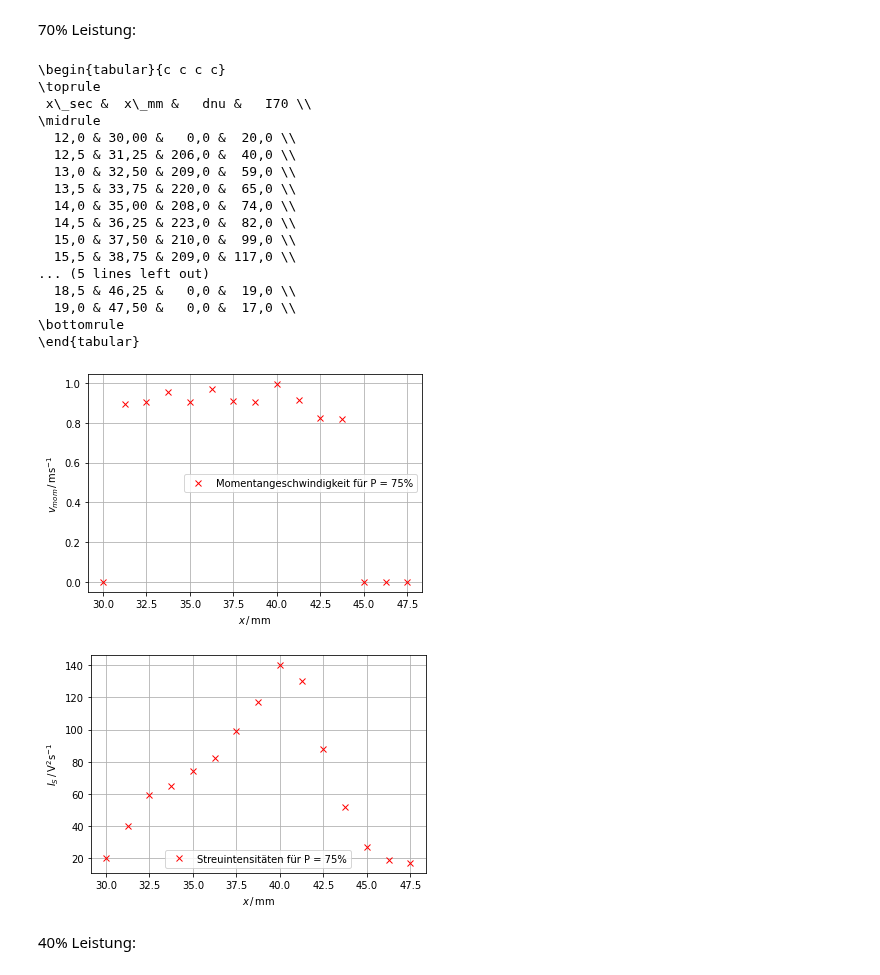
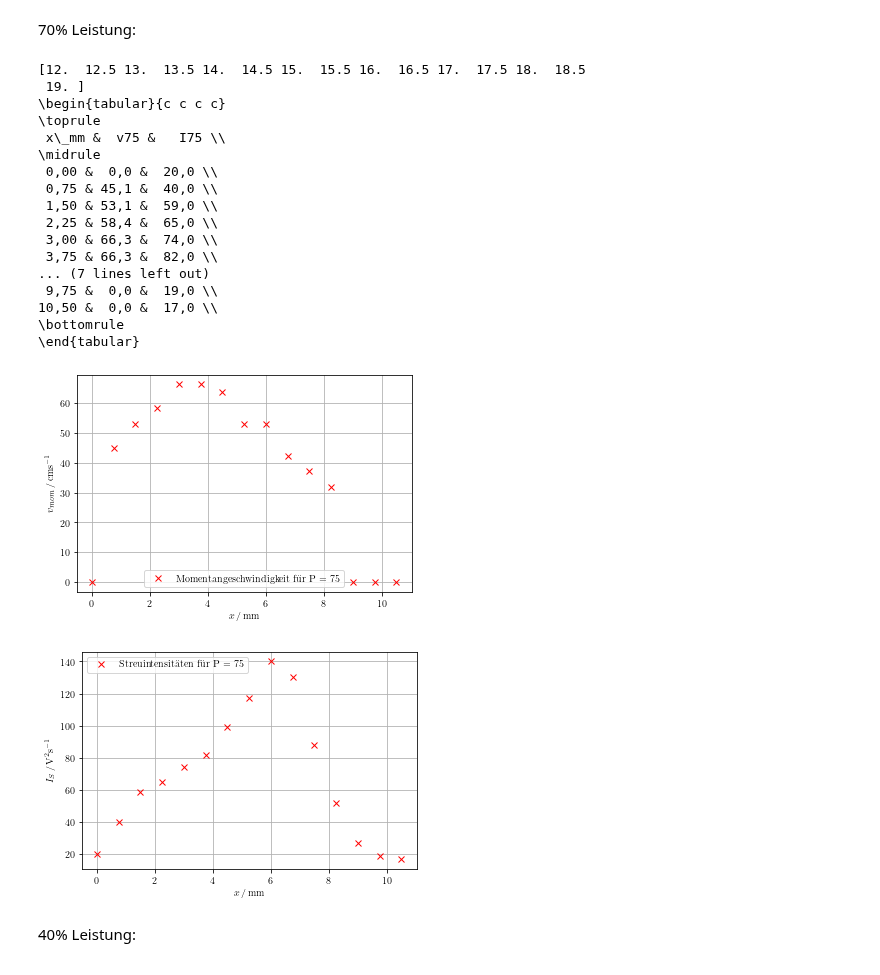
Before and after one commit to waerther/grundpraktikum2, a Jupyter notebook: us3/auswertung.ipynb, the cells around one changed output. Cells and saved outputs as stored; diff of their text form; code cells hidden in the pictures.

```diff
--- a/us3/auswertung.ipynb
+++ b/us3/auswertung.ipynb
@@ -148,43 +156,40 @@ plt.ylim(0, 0.015)
 # %%
 p75 = pd.read_csv('tables/75p.csv')
 np.savetxt('tables/p75.txt', p75.values, header='x_sec/micros delta_nu/Hz I_s/V^2/s', fmt='%.3f')
-x_sec, dnu75, I75 = np.genfromtxt('tables/p75.txt', unpack=True, skip_header=1)
-x_mm = (10/4) * x_sec
-f = {'x_sec': x_sec, 'x_mm': x_mm, 'dnu': dnu75, 'I70': I75}
+x_sec, v75, I75 = np.genfromtxt('tables/p75.txt', unpack=True, skip_header=1)
+print(x_sec)
+x_mm = (6/4) * x_sec -18
+
+f = {'x_mm': x_mm, 'v75': v75, 'I75': I75}
 df = pd.DataFrame(data = f)
 print(df.to_latex(index = False, column_format= "c c c c", decimal=','))
 # %% [output]
+[12.  12.5 13.  13.5 14.  14.5 15.  15.5 16.  16.5 17.  17.5 18.  18.5
+ 19. ]
 \begin{tabular}{c c c c}
 \toprule
- x\_sec &  x\_mm &   dnu &   I70 \\
+ x\_mm &  v75 &   I75 \\
 \midrule
-  12,0 & 30,00 &   0,0 &  20,0 \\
-  12,5 & 31,25 & 206,0 &  40,0 \\
-  13,0 & 32,50 & 209,0 &  59,0 \\
-  13,5 & 33,75 & 220,0 &  65,0 \\
-  14,0 & 35,00 & 208,0 &  74,0 \\
-  14,5 & 36,25 & 223,0 &  82,0 \\
-  15,0 & 37,50 & 210,0 &  99,0 \\
-  15,5 & 38,75 & 209,0 & 117,0 \\
-... (5 lines left out)
-  18,5 & 46,25 &   0,0 &  19,0 \\
-  19,0 & 47,50 &   0,0 &  17,0 \\
+ 0,00 &  0,0 &  20,0 \\
+ 0,75 & 45,1 &  40,0 \\
+ 1,50 & 53,1 &  59,0 \\
+ 2,25 & 58,4 &  65,0 \\
+ 3,00 & 66,3 &  74,0 \\
+ 3,75 & 66,3 &  82,0 \\
+... (7 lines left out)
+ 9,75 &  0,0 &  19,0 \\
+10,50 &  0,0 &  17,0 \\
 \bottomrule
 \end{tabular}
 # %%
-v75 = np.zeros(15)
-
-for j in range(15):
-    v75[j] = v(dnu75[j], alpha[0])
-
 plt.plot(x_mm, v75, 'xr', markersize=6 , label = 'Momentangeschwindigkeit für P = 75%')
 
 plt.xlabel(r'$x \, / \, \mathrm{mm}$')
-plt.ylabel(r'$v_{mom} \, / \, \mathrm{ms^{-1}}$')
+plt.ylabel(r'$v_{mom} \, / \, \mathrm{cms^{-1}}$')
 plt.legend(loc="best")
 plt.grid(True)
 # %% [output]
-[figure, old version]
+[figure, new version]
 # %%
 plt.plot(x_mm, I75, 'xr', markersize=6 , label = 'Streuintensitäten für P = 75%')
 plt.xlabel(r'$x \, / \, \mathrm{mm}$')
@@ -192,7 +197,7 @@ plt.ylabel(r'$I_S \, / \, \mathrm{V^2 s^{-1}}$')
 plt.legend(loc="best")
 plt.grid(True)
 # %% [output]
-[figure, old version]
+[figure, new version]
 # %% [markdown]
 40% Leistung:
 # %%
```
Also changed, not shown: parts of 7 cells of this notebook, 10 other files.
